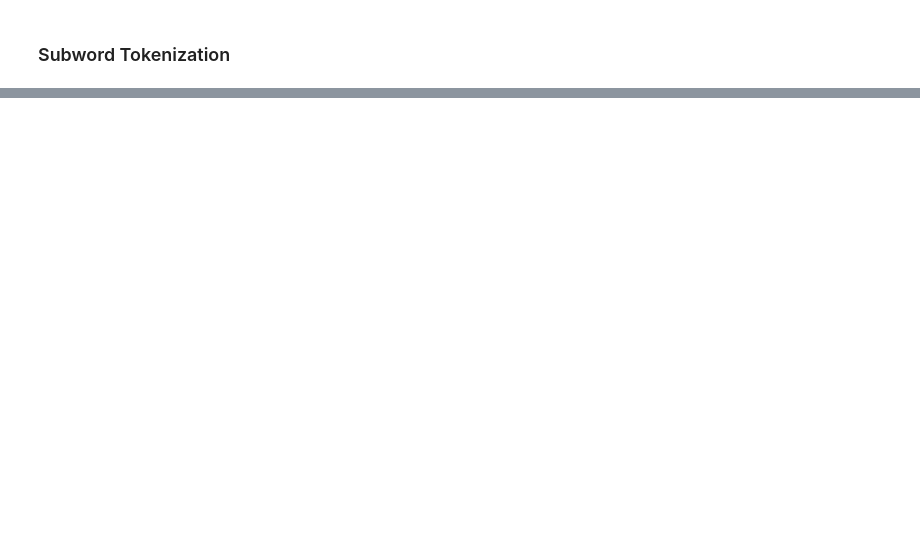
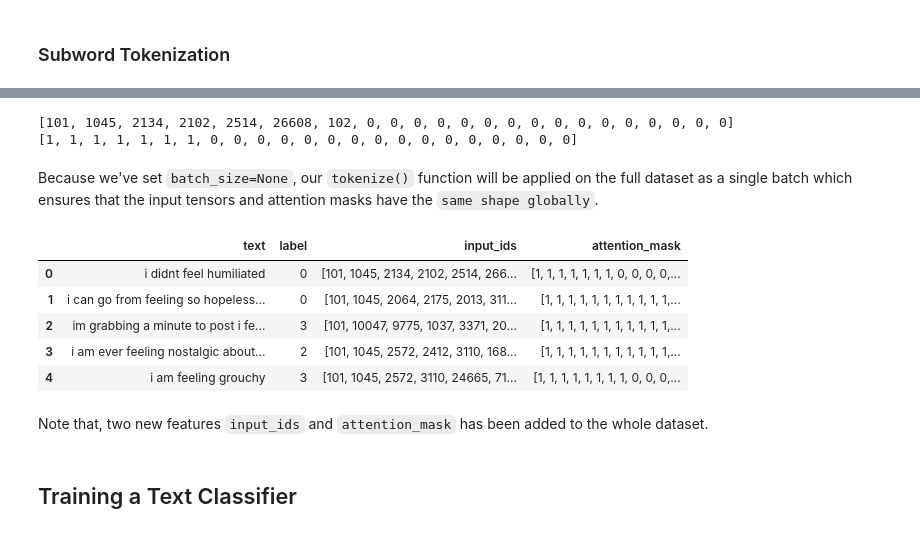
Before and after one commit to edilbertojr/EmotionAI, a Jupyter notebook: research/emotionai.ipynb, the cells around one changed output, grey strips where cells are left out. Saved outputs shown, nothing was run; the diff lists cells and outputs as text; code cells hidden in the pictures; blank space fills up the shorter version.

```diff
--- a/research/emotionai.ipynb
+++ b/research/emotionai.ipynb
@@ -260,0 +350,8 @@ Splits words based on their `frequency` and `meaning`. Famous algorithms are `Se
+# %%
+from transformers import AutoTokenizer
+
+model_checkpoint = "distilbert-base-uncased"
+
+tokenizer = AutoTokenizer.from_pretrained(
+    pretrained_model_name_or_path = model_checkpoint
+)
@@ -260,0 +367,7 @@ Splits words based on their `frequency` and `meaning`. Famous algorithms are `Se
+# %%
+# Instead of Automatically fetching tokenizers we can use Class Specific Tokenizers also
+from transformers import DistilBertTokenizer
+
+tokenizer = DistilBertTokenizer.from_pretrained(
+    pretrained_model_name_or_path = model_checkpoint
+)
@@ -260,0 +454,3 @@ Splits words based on their `frequency` and `meaning`. Famous algorithms are `Se
+# %%
+def tokenize(batch):
+  return tokenizer(batch["text"], padding = True, truncation = True)
@@ -260,0 +474,28 @@ Splits words based on their `frequency` and `meaning`. Famous algorithms are `Se
+# %%
+print(tokenize(data["train"][:2])["input_ids"][0])
+print(tokenize(data["train"][:2])["attention_mask"][0])
+# %% [output]
+[101, 1045, 2134, 2102, 2514, 26608, 102, 0, 0, 0, 0, 0, 0, 0, 0, 0, 0, 0, 0, 0, 0, 0, 0]
+[1, 1, 1, 1, 1, 1, 1, 0, 0, 0, 0, 0, 0, 0, 0, 0, 0, 0, 0, 0, 0, 0, 0]
+# %%
+# Apply the data preprocessing function to all the splites in Dataset all at once
+encoded_data = data.map(
+    function = tokenize,
+    batched = True,
+    batch_size = None
+  )
+# %% [markdown]
+Because we've set `batch_size=None`, our `tokenize()` function will be applied on the full dataset as a single batch which ensures that the input tensors and attention masks have the `same shape globally`.
+# %%
+encoded_data["train"].to_pandas().head()
+# %% [output]
+|  | text | label | input_ids | attention_mask |
+| 0 | i didnt feel humiliated | 0 | [101, 1045, 2134, 2102, 2514, 266... | [1, 1, 1, 1, 1, 1, 1, 0, 0, 0, 0,... |
+| 1 | i can go from feeling so hopeless... | 0 | [101, 1045, 2064, 2175, 2013, 311... | [1, 1, 1, 1, 1, 1, 1, 1, 1, 1, 1,... |
+| 2 | im grabbing a minute to post i fe... | 3 | [101, 10047, 9775, 1037, 3371, 20... | [1, 1, 1, 1, 1, 1, 1, 1, 1, 1, 1,... |
+| 3 | i am ever feeling nostalgic about... | 2 | [101, 1045, 2572, 2412, 3110, 168... | [1, 1, 1, 1, 1, 1, 1, 1, 1, 1, 1,... |
+| 4 | i am feeling grouchy | 3 | [101, 1045, 2572, 3110, 24665, 71... | [1, 1, 1, 1, 1, 1, 1, 1, 0, 0, 0,... |
+# %% [markdown]
+Note that, two new features `input_ids` and `attention_mask` has been added to the whole dataset.
+# %% [markdown]
+## Training a Text Classifier
```
Also changed, not shown: parts of 36 cells of this notebook.
